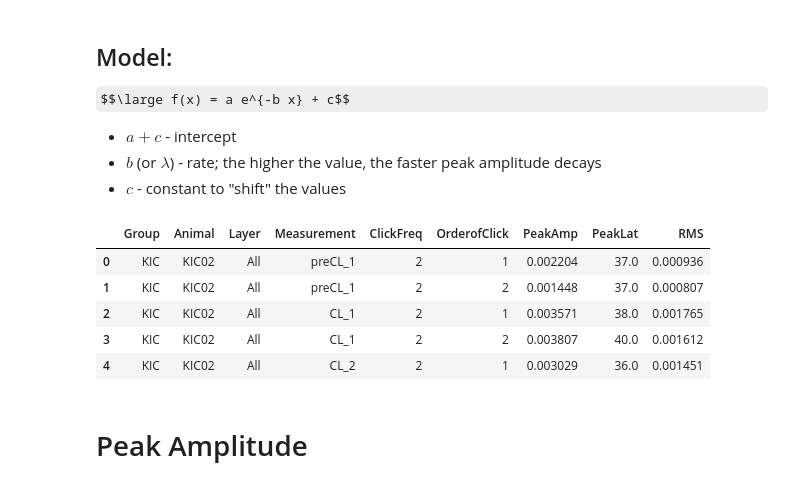
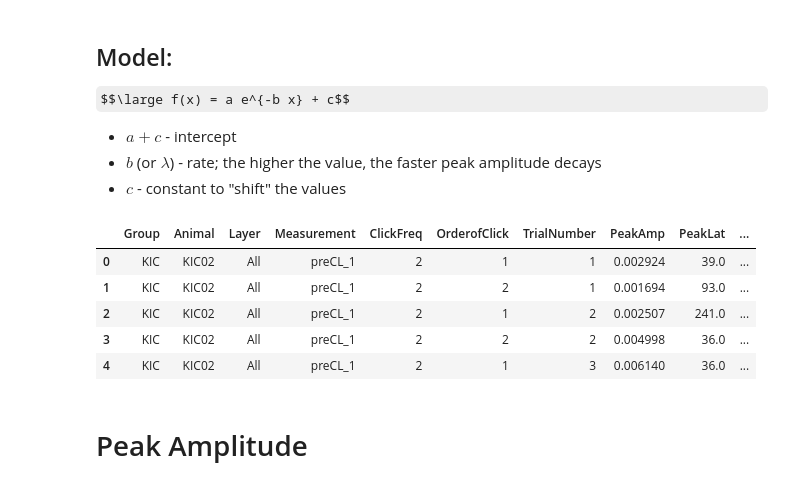
Before and after one commit to CortXplorer/DynamicCSDjl, a Jupyter notebook: analysis/exp_decay/exp_decay_fit_py.ipynb, the cells around one changed output. Drawn from its saved outputs; the diff is of its cells as text; code cells hidden in the pictures; some formulas as TeX source.

```diff
--- a/analysis/exp_decay/exp_decay_fit_py.ipynb
+++ b/analysis/exp_decay/exp_decay_fit_py.ipynb
@@ -164,15 +164,15 @@ class ExponentialDecay:
         plt.title('Exponential Decay Model', fontsize=14)
         plt.show()
 # %%
-avrec_cl_raw = pd.read_csv("../../Data_new/AVRECPeakCL.csv")
+avrec_cl_raw = pd.read_csv("../../Data_new/AVRECPeakCLST.csv")
 avrec_cl_raw.head()
 # %% [output]
-|  | Group | Animal | Layer | Measurement | ClickFreq | OrderofClick | PeakAmp | PeakLat | RMS |
-| 0 | KIC | KIC02 | All | preCL_1 | 2 | 1 | 0.002204 | 37.0 | 0.000936 |
-| 1 | KIC | KIC02 | All | preCL_1 | 2 | 2 | 0.001448 | 37.0 | 0.000807 |
-| 2 | KIC | KIC02 | All | CL_1 | 2 | 1 | 0.003571 | 38.0 | 0.001765 |
-| 3 | KIC | KIC02 | All | CL_1 | 2 | 2 | 0.003807 | 40.0 | 0.001612 |
-| 4 | KIC | KIC02 | All | CL_2 | 2 | 1 | 0.003029 | 36.0 | 0.001451 |
+|  | Group | Animal | Layer | Measurement | ClickFreq | OrderofClick | TrialNumber | PeakAmp | PeakLat | ... |
+| 0 | KIC | KIC02 | All | preCL_1 | 2 | 1 | 1 | 0.002924 | 39.0 | ... |
+| 1 | KIC | KIC02 | All | preCL_1 | 2 | 2 | 1 | 0.001694 | 93.0 | ... |
+| 2 | KIC | KIC02 | All | preCL_1 | 2 | 1 | 2 | 0.002507 | 241.0 | ... |
+| 3 | KIC | KIC02 | All | preCL_1 | 2 | 2 | 2 | 0.004998 | 36.0 | ... |
+| 4 | KIC | KIC02 | All | preCL_1 | 2 | 1 | 3 | 0.006140 | 36.0 | ... |
 # %%
 # keep only 3 measurements - before lazer, after lazer 1, after lazer 2
 cndtn = avrec_cl_raw["Measurement"].isin(["preCL_1", "CL_1", "CL_2"])
```
Also changed, not shown: parts of 24 cells of this notebook, 11 other files.
